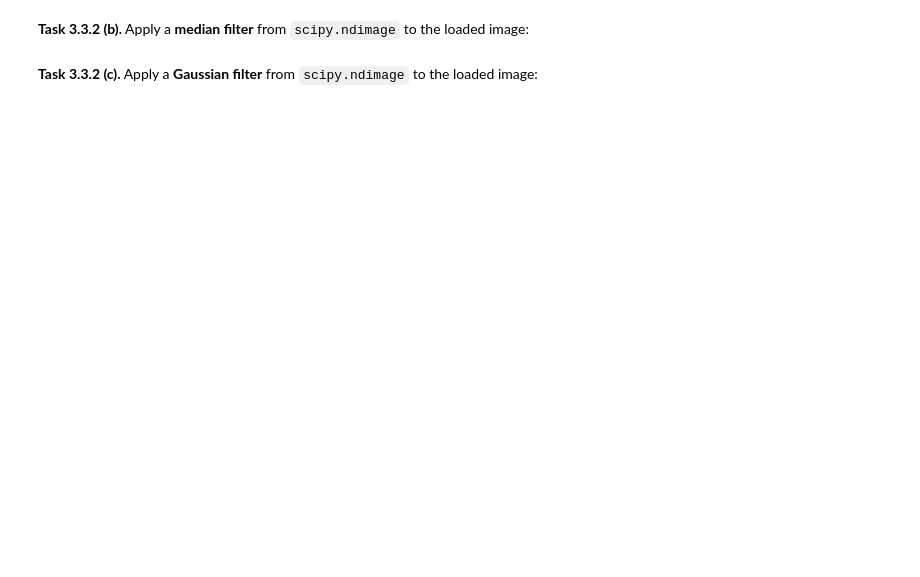
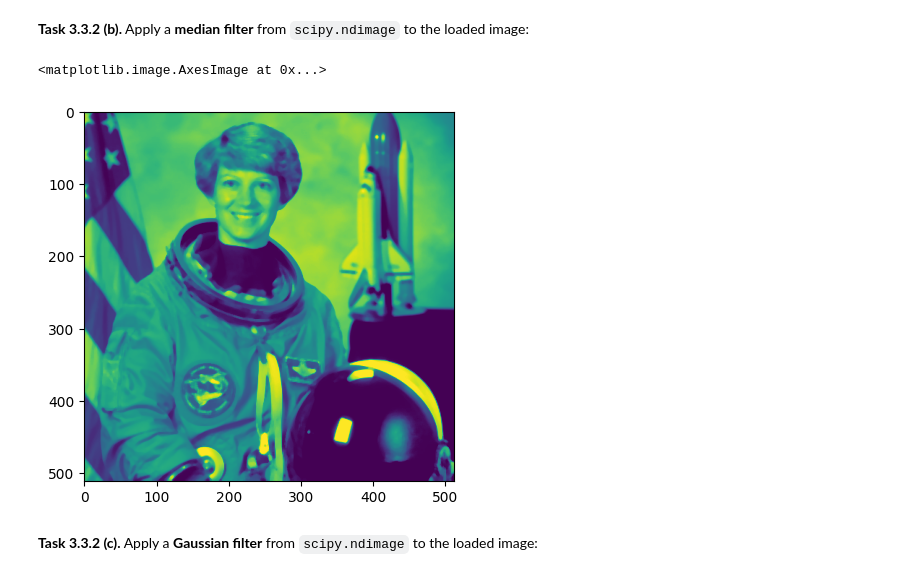
Before and after one commit to frieda-sp/mobi-fs3-python, a Jupyter notebook: task3.ipynb, the cells around one changed output. Drawn from its saved outputs; the diff is of its cells as text; code cells hidden in the pictures; blank space fills up the shorter version.

```diff
--- a/task3.ipynb
+++ b/task3.ipynb
@@ -72,4 +102,10 @@ Then, compare your result for filter size `5` with the correct result image `dat
 # %% [markdown]
 **<a id="#">Task 3.3.2 (b).</a>** Apply a **median filter** from `scipy.ndimage` to the loaded image:
+# %%
+astronaut_scipy_md = scipy.ndimage.median_filter(astronaut, 5)
+plt.imshow(astronaut_scipy_md)
+# %% [output]
+<matplotlib.image.AxesImage at 0x...>
+[figure, added]
 # %% [markdown]
 **<a id="#">Task 3.3.2 (c).</a>** Apply a **Gaussian filter** from `scipy.ndimage` to the loaded image:
```
Also changed, not shown: parts of 11 cells of this notebook.
